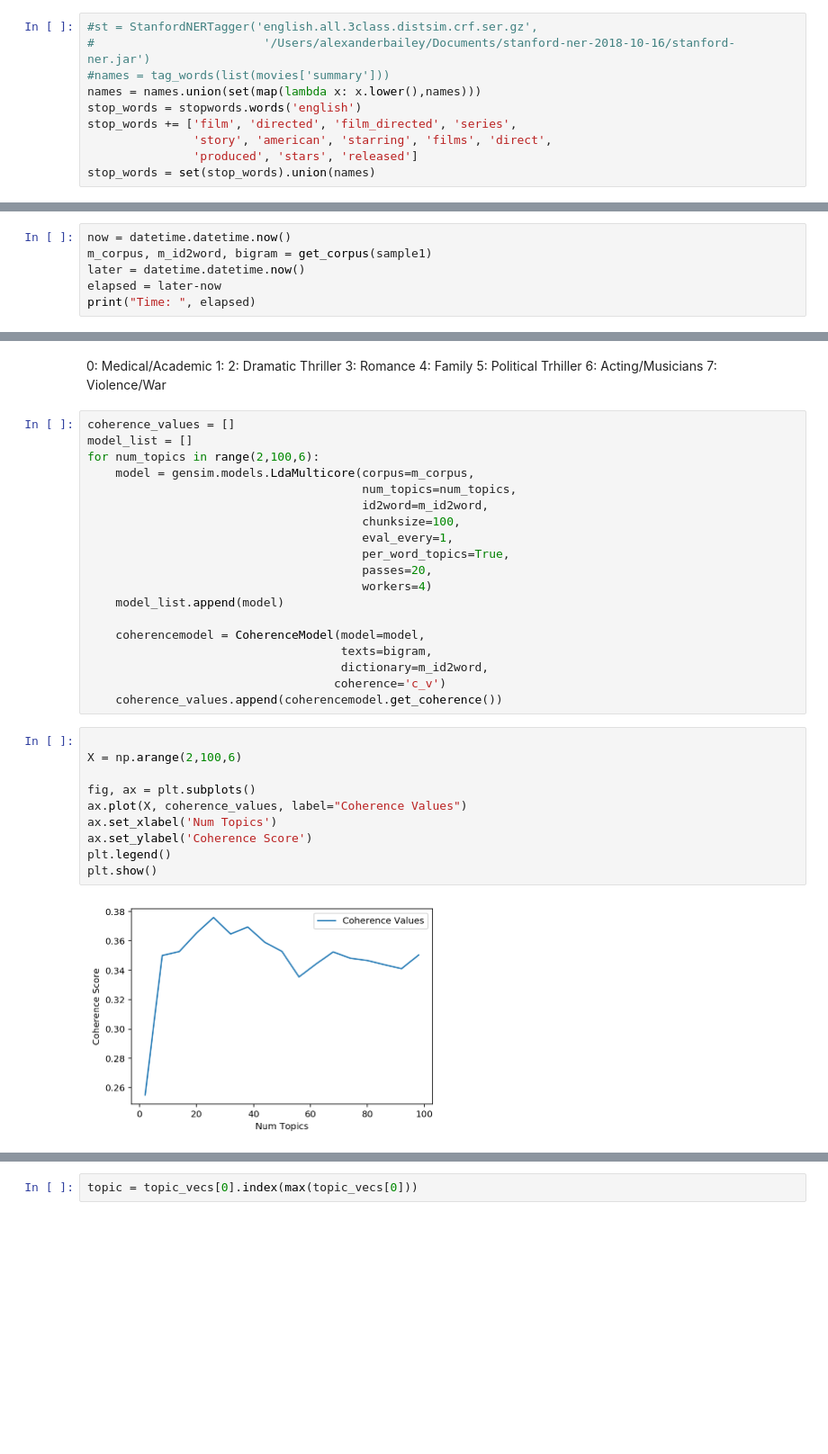
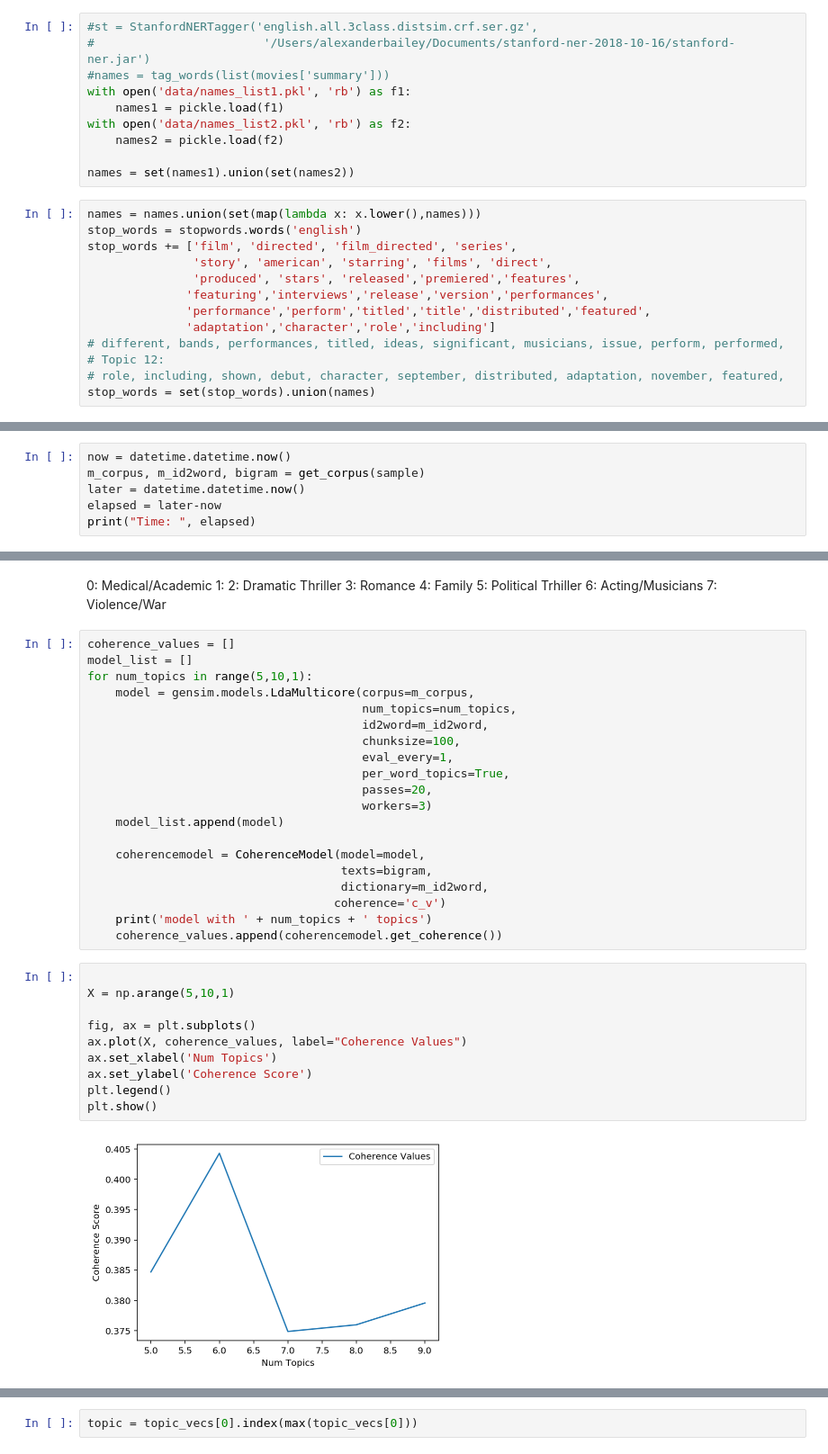
Before and after one commit to ZMBailey/movie_theme, a Jupyter notebook: models.ipynb, the cells around one changed output, grey strips where cells are left out. Shown at 90% size. Cells and saved outputs as stored; diff of their text form; blank space fills up the shorter version.

Commit message:
use NER to refine text, try different topic models

```diff
--- a/models.ipynb
+++ b/models.ipynb
@@ -80,12 +83,25 @@ with open('data/names_list1.pkl', 'wb') as f:
 #st = StanfordNERTagger('english.all.3class.distsim.crf.ser.gz',
 #                        '/Users/alexanderbailey/Documents/stanford-ner-2018-10-16/stanford-ner.jar')
 #names = tag_words(list(movies['summary']))
-names = names.union(set(map(lambda x: x.lower(),names)))
-stop_words = stopwords.words('english')
-stop_words += ['film', 'directed', 'film_directed', 'series',
-               'story', 'american', 'starring', 'films', 'direct',
-               'produced', 'stars', 'released']
-stop_words = set(stop_words).union(names)
+with open('data/names_list1.pkl', 'rb') as f1:
+    names1 = pickle.load(f1)
+with open('data/names_list2.pkl', 'rb') as f2:
+    names2 = pickle.load(f2)
+
+names = set(names1).union(set(names2))
+# %%
+names = names.union(set(map(lambda x: x.lower(),names)))
+stop_words = stopwords.words('english')
+stop_words += ['film', 'directed', 'film_directed', 'series',
+               'story', 'american', 'starring', 'films', 'direct',
+               'produced', 'stars', 'released','premiered','features',
+              'featuring','interviews','release','version','performances',
+              'performance','perform','titled','title','distributed','featured',
+              'adaptation','character','role','including']
+# different, bands, performances, titled, ideas, significant, musicians, issue, perform, performed,
+# Topic 12:
+# role, including, shown, debut, character, september, distributed, adaptation, november, featured,
+stop_words = set(stop_words).union(names)
 # %%
 def get_tag(idx,doc,st):
     if idx % 1000:
@@ -124,7 +150,7 @@ def get_corpus(df):
     return corpus, id2word, bigram
 # %%
 now = datetime.datetime.now()
-m_corpus, m_id2word, bigram = get_corpus(sample1)
+m_corpus, m_id2word, bigram = get_corpus(sample)
 later = datetime.datetime.now()
 elapsed = later-now
 print("Time: ", elapsed)
@@ -204,7 +213,7 @@ Topic : 7 Word: 0.014*"killed" + 0.007*"orders" + 0.007*"ship" + 0.006*"reveals"
 # %%
 coherence_values = []
 model_list = []
-for num_topics in range(2,100,6):
+for num_topics in range(5,10,1):
     model = gensim.models.LdaMulticore(corpus=m_corpus,
                                        num_topics=num_topics,
                                        id2word=m_id2word,
@@ -212,23 +221,24 @@ for num_topics in range(2,100,6):
                                        eval_every=1,
                                        per_word_topics=True,
                                        passes=20,
-                                       workers=4)
+                                       workers=3)
     model_list.append(model)
 
     coherencemodel = CoherenceModel(model=model,
                                     texts=bigram,
                                     dictionary=m_id2word,
                                    coherence='c_v')
+    print('model with ' + num_topics + ' topics')
     coherence_values.append(coherencemodel.get_coherence())
 # %%
 
-X = np.arange(2,100,6)
+X = np.arange(5,10,1)
 
 fig, ax = plt.subplots()
 ax.plot(X, coherence_values, label="Coherence Values")
 ax.set_xlabel('Num Topics')
 ax.set_ylabel('Coherence Score')
 plt.legend()
 plt.show()
 # %% [output]
-[figure, old version]
+[figure, new version]
```
Also changed, not shown: parts of 43 cells of this notebook, 9 other files.
